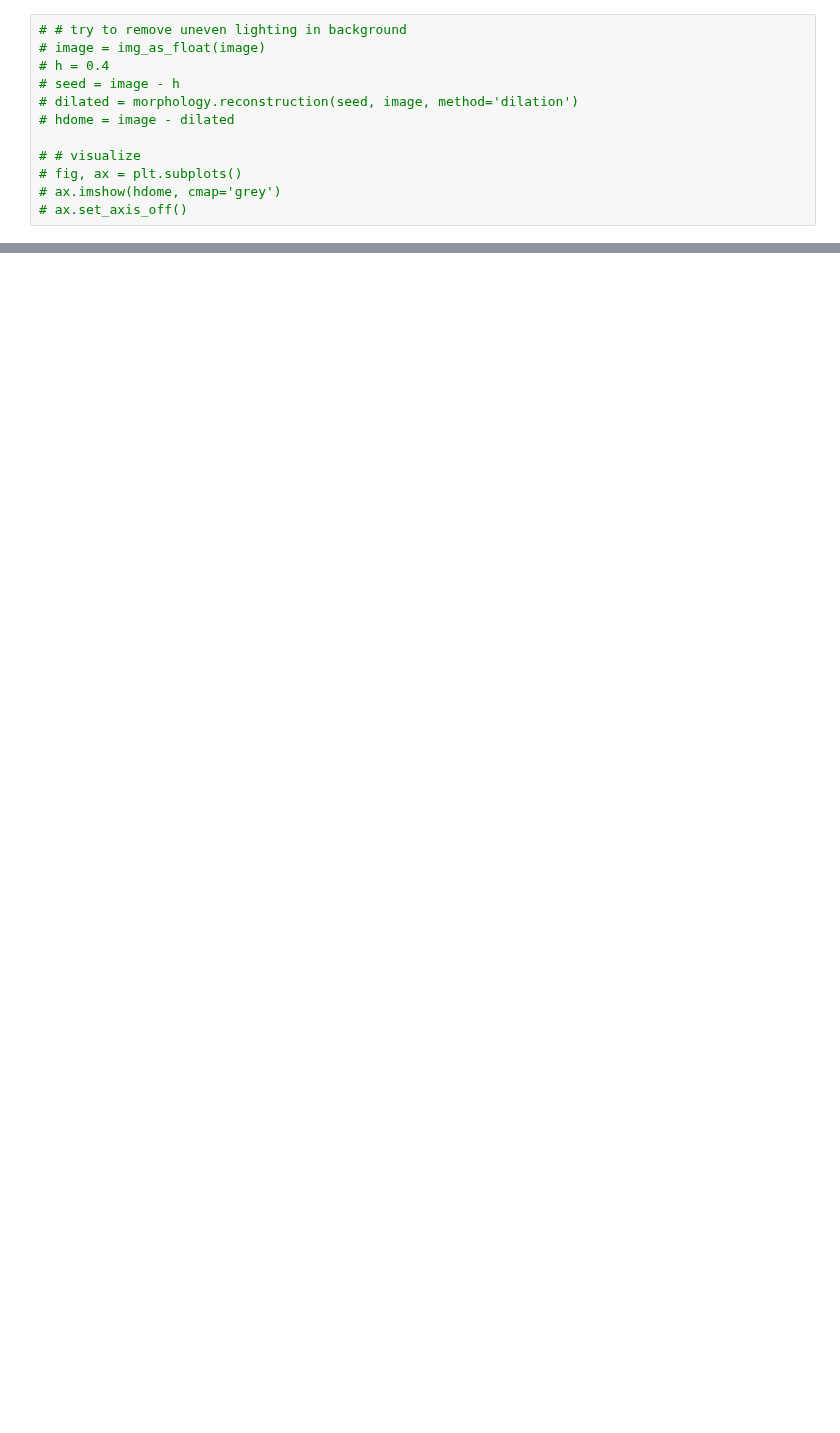
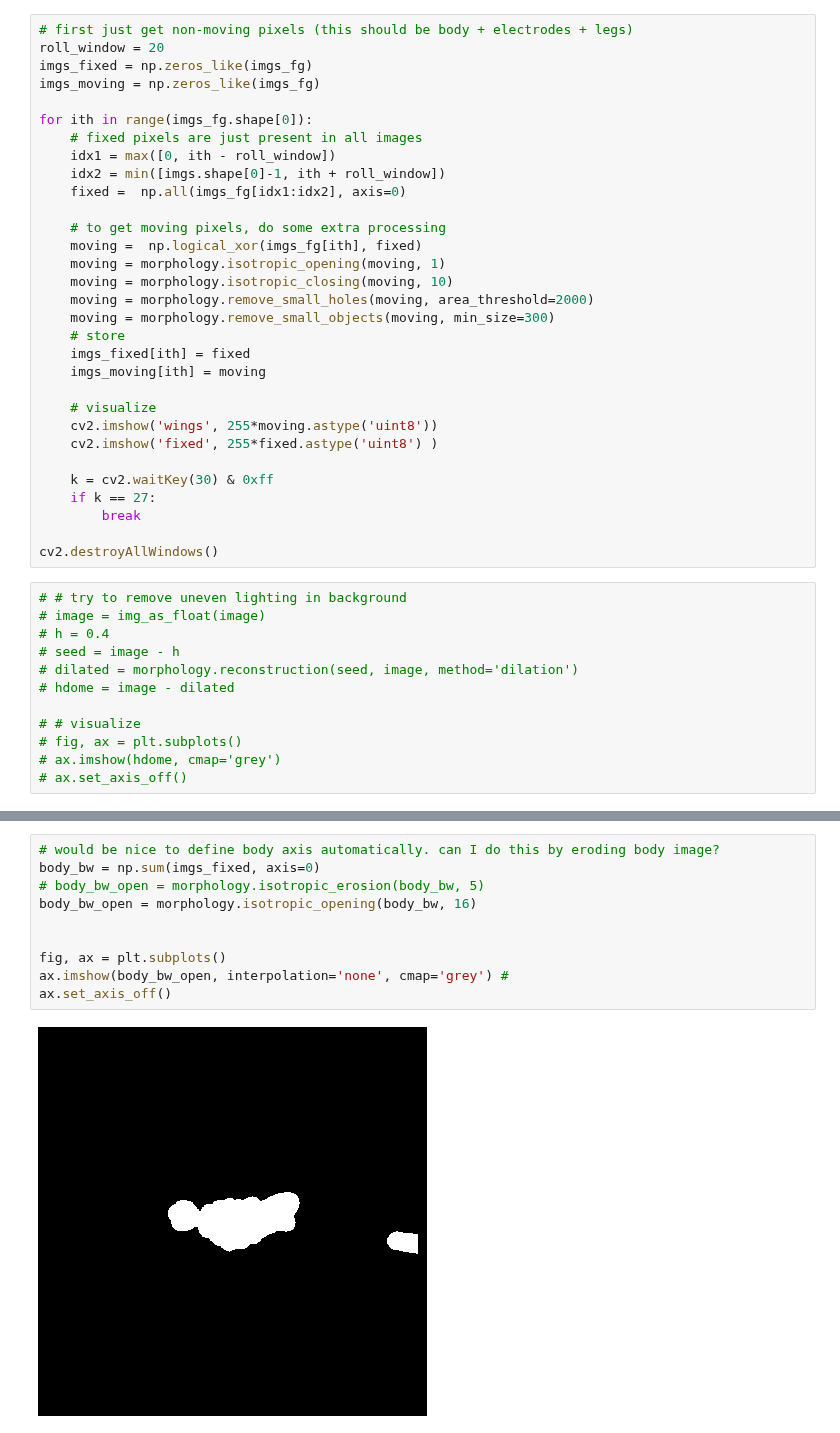
Before and after one commit to samcwhitehead/mosquito, a Jupyter notebook: scratch/analyze_highspeed_vid_scratch.ipynb, the cells around one changed output, grey strips where cells are left out. Cells and saved outputs as stored; diff of their text form; blank space fills up the shorter version.

```diff
--- a/scratch/analyze_highspeed_vid_scratch.ipynb
+++ b/scratch/analyze_highspeed_vid_scratch.ipynb
@@ -97,3 +385,34 @@ ax.set_axis_off()
+# %%
+# first just get non-moving pixels (this should be body + electrodes + legs)
+roll_window = 20
+imgs_fixed = np.zeros_like(imgs_fg)
+imgs_moving = np.zeros_like(imgs_fg)
+
+for ith in range(imgs_fg.shape[0]):
+    # fixed pixels are just present in all images
+    idx1 = max([0, ith - roll_window])
+    idx2 = min([imgs.shape[0]-1, ith + roll_window])
+    fixed =  np.all(imgs_fg[idx1:idx2], axis=0)
+
+    # to get moving pixels, do some extra processing
+    moving =  np.logical_xor(imgs_fg[ith], fixed)
+    moving = morphology.isotropic_opening(moving, 1)
+    moving = morphology.isotropic_closing(moving, 10)
+    moving = morphology.remove_small_holes(moving, area_threshold=2000)
+    moving = morphology.remove_small_objects(moving, min_size=300)
+    # store
+    imgs_fixed[ith] = fixed
+    imgs_moving[ith] = moving
+
+    # visualize
+    cv2.imshow('wings', 255*moving.astype('uint8'))
+    cv2.imshow('fixed', 255*fixed.astype('uint8') )
+
+    k = cv2.waitKey(30) & 0xff
+    if k == 27:
+        break
+
+cv2.destroyAllWindows()
 # %%
 # # try to remove uneven lighting in background
 # image = img_as_float(image)
@@ -117,0 +433,12 @@ I think I can extract the wings by looking at pixels that change from frame to f
+# %%
+# would be nice to define body axis automatically. can I do this by eroding body image?
+body_bw = np.sum(imgs_fixed, axis=0)
+# body_bw_open = morphology.isotropic_erosion(body_bw, 5)
+body_bw_open = morphology.isotropic_opening(body_bw, 16)
+
+
+fig, ax = plt.subplots()
+ax.imshow(body_bw_open, interpolation='none', cmap='grey') #
+ax.set_axis_off()
+# %% [output]
+[figure, added]
```
Also changed, not shown: parts of 40 cells of this notebook, 2 other files.
